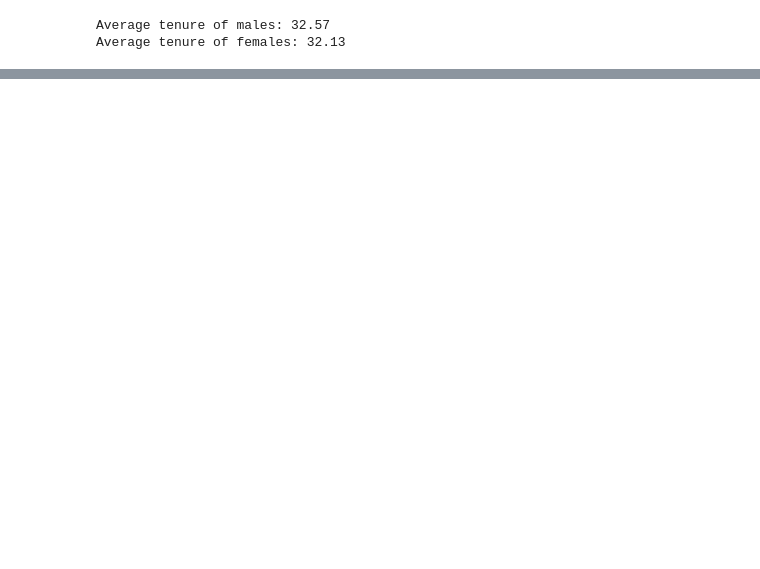
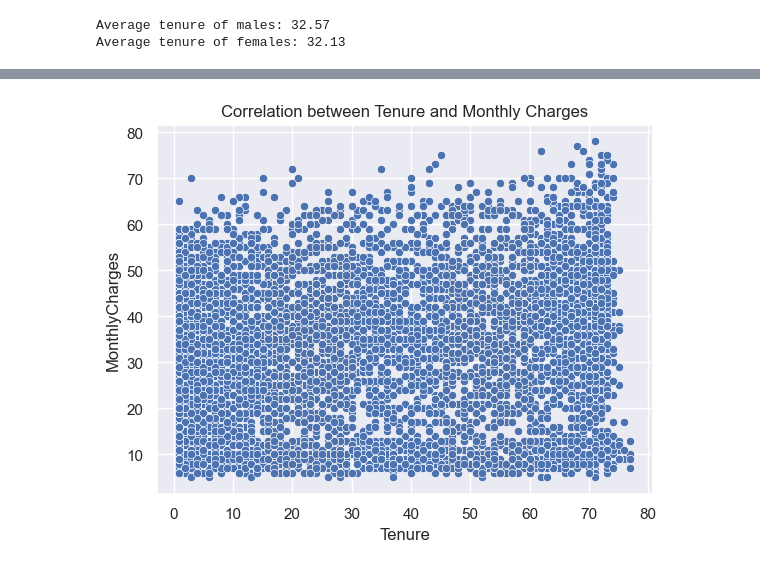
Before and after one commit to pablisch/data-anal-fun-ass-1, a Jupyter notebook: part2.ipynb, the cells around one changed output, grey strips where cells are left out. Cells and saved outputs as stored; diff of their text form; code cells hidden in the pictures; blank space fills up the shorter version.

```diff
--- a/part2.ipynb
+++ b/part2.ipynb
@@ -86,0 +115,3 @@ Average tenure of females: 32.13
+# %%
+tenure_and_monthly_charges = cc[["Tenure", "MonthlyCharges"]]
+tenure_and_monthly_charges.head(5)
@@ -86,0 +125,6 @@ Average tenure of females: 32.13
+# %%
+sns.scatterplot(x='Tenure', y='MonthlyCharges', data=tenure_and_monthly_charges)
+plt.title('Correlation between Tenure and Monthly Charges')
+plt.show()
+# %% [output]
+[figure, added]
```
Also changed, not shown: parts of 33 cells of this notebook, 2 other files.
